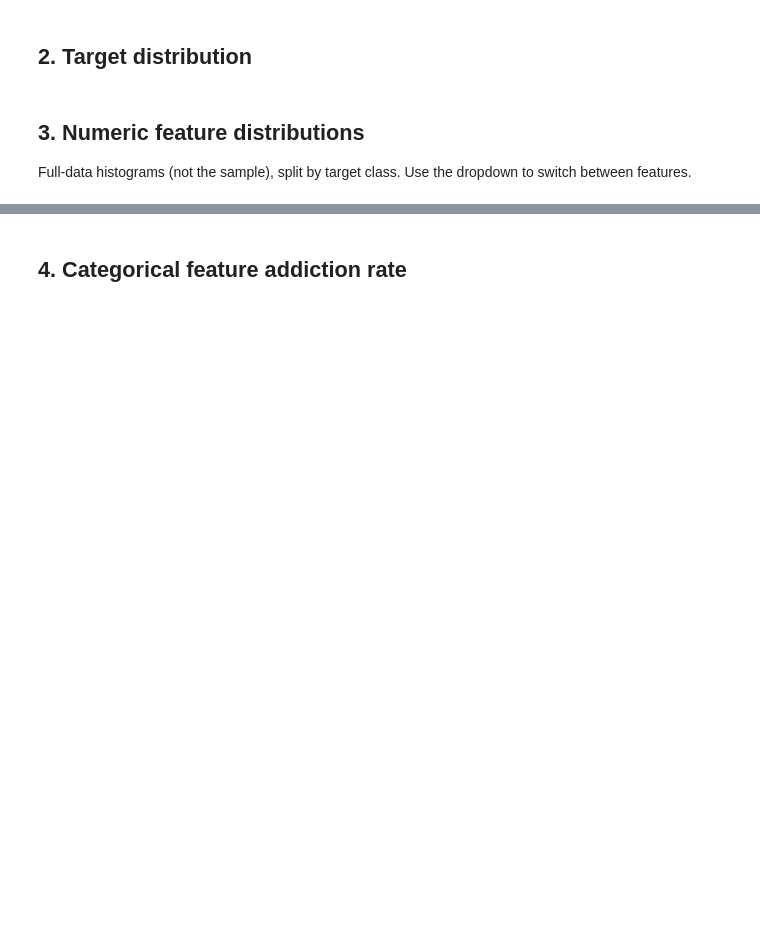
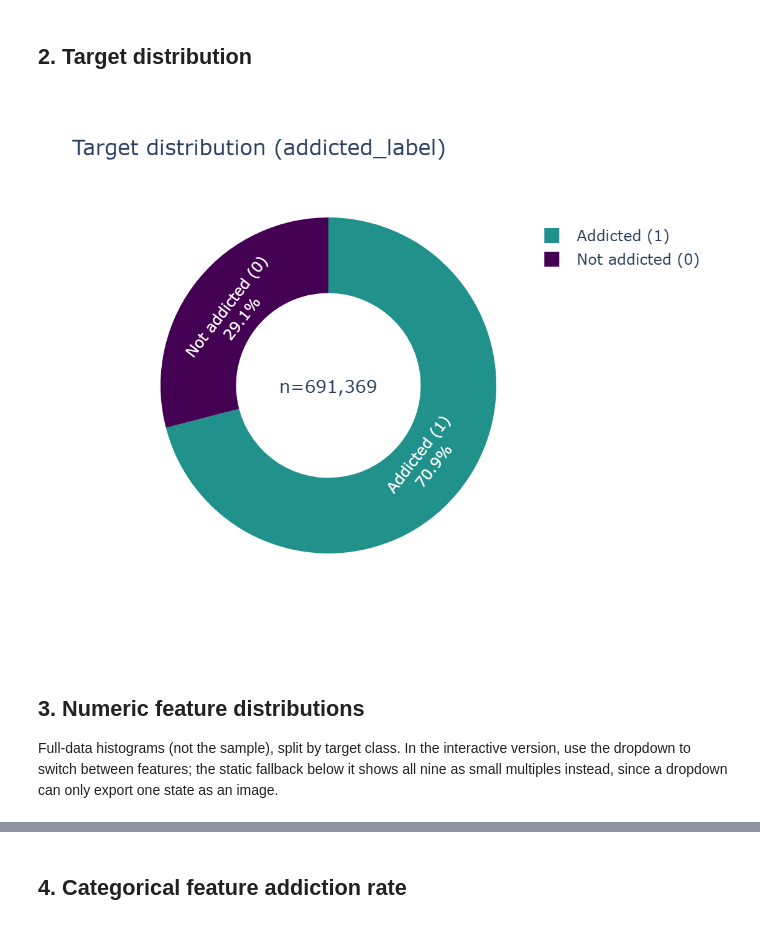
Before and after one commit to Hirukadeven07/Predicting-SmartPhone-Addiction-, a Jupyter notebook: notebooks/eda_plotly.ipynb, the cells around one changed output, grey strips where cells are left out. Saved outputs shown, nothing was run; the diff lists cells and outputs as text; code cells hidden in the pictures; blank space fills up the shorter version.

```diff
--- a/notebooks/eda_plotly.ipynb
+++ b/notebooks/eda_plotly.ipynb
@@ -70,19 +81,22 @@ fig.show()
 # %%
 counts = train[TARGET].value_counts().sort_index()
 labels = ["Not addicted (0)", "Addicted (1)"]
 
 fig = go.Figure(go.Pie(
     labels=labels, values=counts.values, hole=0.55,
     marker_colors=["#440154", "#21918c"],
     textinfo="label+percent", hovertemplate="%{label}: %{value:,}<extra></extra>",
 ))
 fig.update_layout(title="Target distribution (addicted_label)", height=450,
                    annotations=[dict(text=f"n={len(train):,}", x=0.5, y=0.5,
                                       font_size=14, showarrow=False)])
-fig.show()
+show_fig(fig, width=550)
+# %% [output]
+[figure, added]
 # %% [markdown]
 ## 3. Numeric feature distributions
 
-Full-data histograms (not the sample), split by target class. Use the dropdown to switch
-between features.
+Full-data histograms (not the sample), split by target class. In the interactive version,
+use the dropdown to switch between features; the static fallback below it shows all nine as
+small multiples instead, since a dropdown can only export one state as an image.
 # %%
```
Also changed, not shown: parts of 8 cells of this notebook, 1 other file.
